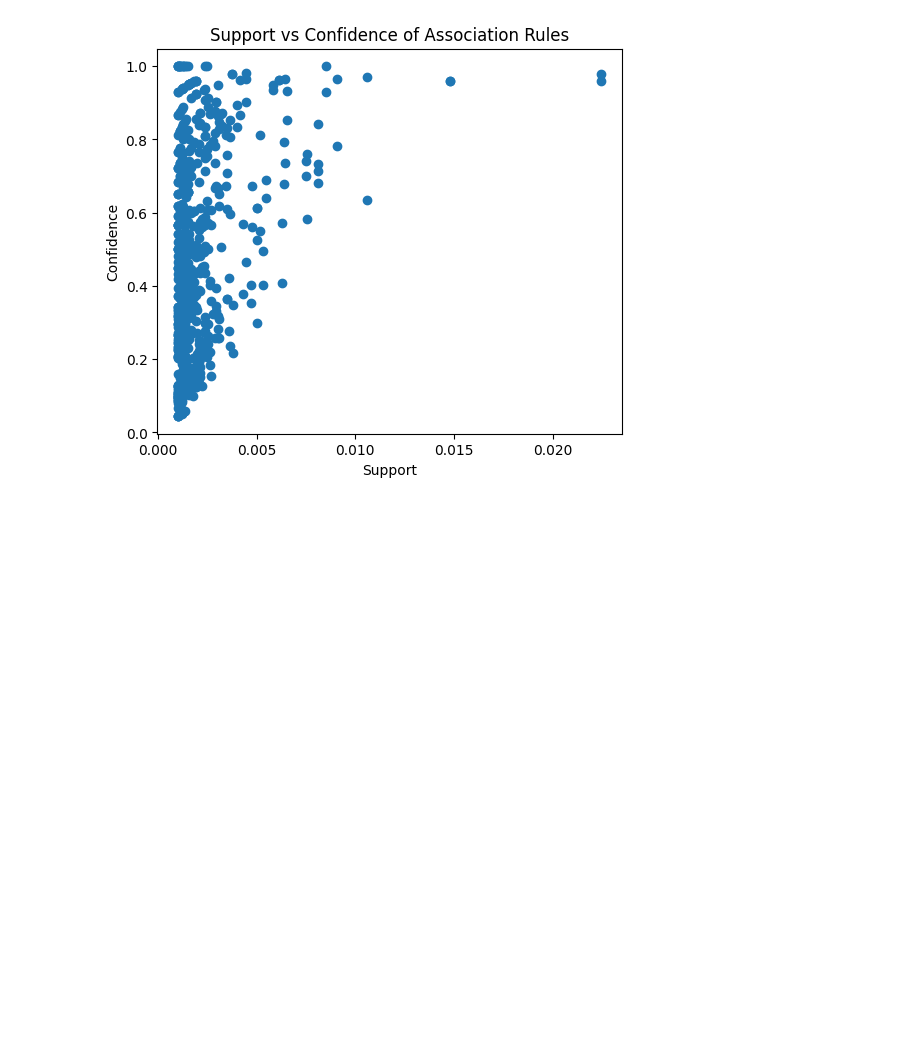
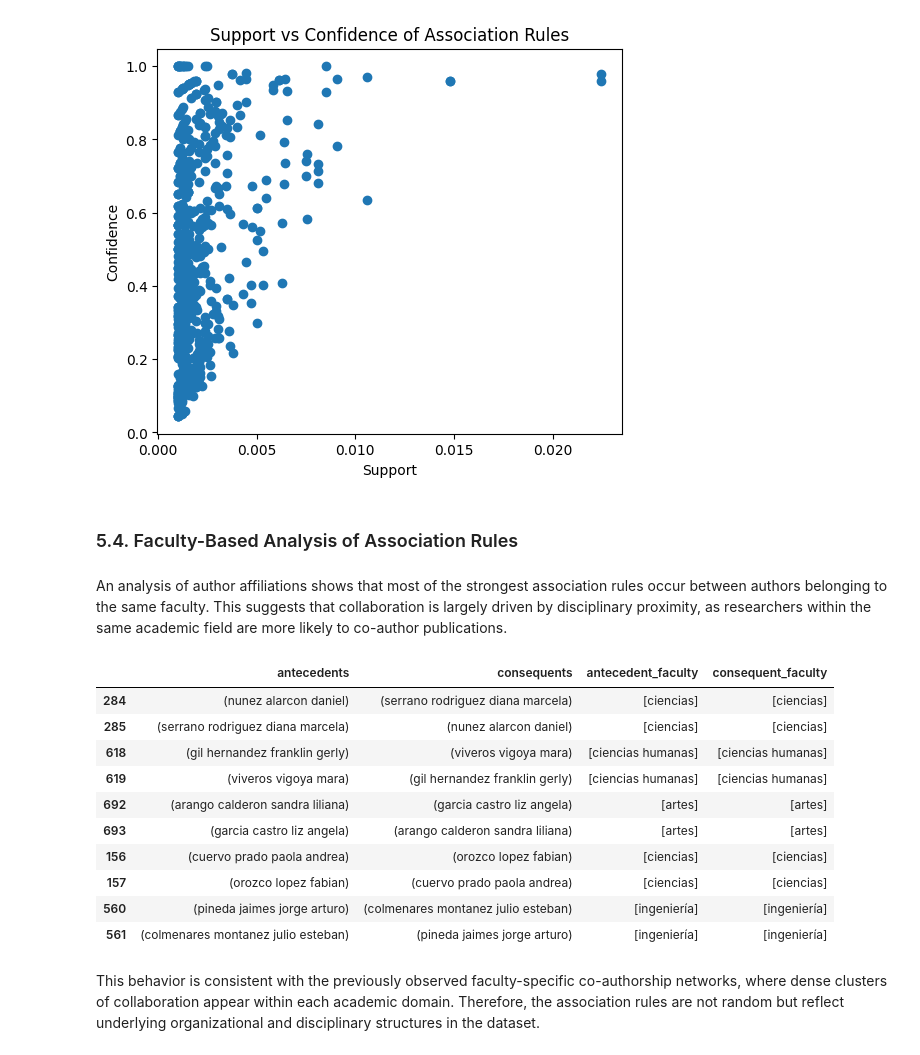
Before and after one commit to fvalderramab/proyecto_horus, a Jupyter notebook: notebooks/03_association.ipynb, the cells around one changed output. Saved outputs shown, nothing was run; the diff lists cells and outputs as text; code cells hidden in the pictures; blank space fills up the shorter version.

```diff
--- a/notebooks/03_association.ipynb
+++ b/notebooks/03_association.ipynb
@@ -509,3 +524,48 @@ plt.title("Support vs Confidence of Association Rules")
 plt.show()
 # %% [output]
 [figure]
+# %% [markdown]
+### 5.4. Faculty-Based Analysis of Association Rules
+# %% [markdown]
+An analysis of author affiliations shows that most of the strongest association rules occur between authors belonging to the same faculty. This suggests that collaboration is largely driven by disciplinary proximity, as researchers within the same academic field are more likely to co-author publications.
+# %%
+author_faculty = {}
+
+for _, row in df.iterrows():
+    faculty = str(row['faculty']).lower().strip()
+    authors = parse_coauthors(row['active_coauthors'])
+
+    for a in authors:
+        if a not in author_faculty:
+            author_faculty[a] = []
+        author_faculty[a].append(faculty)
+
+author_main_faculty = {
+    a: Counter(facs).most_common(1)[0][0]
+    for a, facs in author_faculty.items()
+}
+
+def get_faculties(authors):
+    return [author_main_faculty.get(a, "unknown") for a in authors]
+
+top_10 = rules_sorted.head(10).copy()
+
+top_10['antecedent_faculty'] = top_10['antecedents'].apply(get_faculties)
+top_10['consequent_faculty'] = top_10['consequents'].apply(get_faculties)
+
+top_10[['antecedents', 'consequents', 'antecedent_faculty', 'consequent_faculty']]
+# %% [output]
+|  | antecedents | consequents | antecedent_faculty | consequent_faculty |
+| 284 | (nunez alarcon daniel) | (serrano rodriguez diana marcela) | [ciencias] | [ciencias] |
+| 285 | (serrano rodriguez diana marcela) | (nunez alarcon daniel) | [ciencias] | [ciencias] |
+| 618 | (gil hernandez franklin gerly) | (viveros vigoya mara) | [ciencias humanas] | [ciencias humanas] |
+| 619 | (viveros vigoya mara) | (gil hernandez franklin gerly) | [ciencias humanas] | [ciencias humanas] |
+| 692 | (arango calderon sandra liliana) | (garcia castro liz angela) | [artes] | [artes] |
+| 693 | (garcia castro liz angela) | (arango calderon sandra liliana) | [artes] | [artes] |
+| 156 | (cuervo prado paola andrea) | (orozco lopez fabian) | [ciencias] | [ciencias] |
+| 157 | (orozco lopez fabian) | (cuervo prado paola andrea) | [ciencias] | [ciencias] |
+| 560 | (pineda jaimes jorge arturo) | (colmenares montanez julio esteban) | [ingeniería] | [ingeniería] |
+| 561 | (colmenares montanez julio esteban) | (pineda jaimes jorge arturo) | [ingeniería] | [ingeniería] |
+# %% [markdown]
+
+This behavior is consistent with the previously observed faculty-specific co-authorship networks, where dense clusters of collaboration appear within each academic domain. Therefore, the association rules are not random but reflect underlying organizational and disciplinary structures in the dataset.
```
Also changed, not shown: parts of 7 cells of this notebook.
